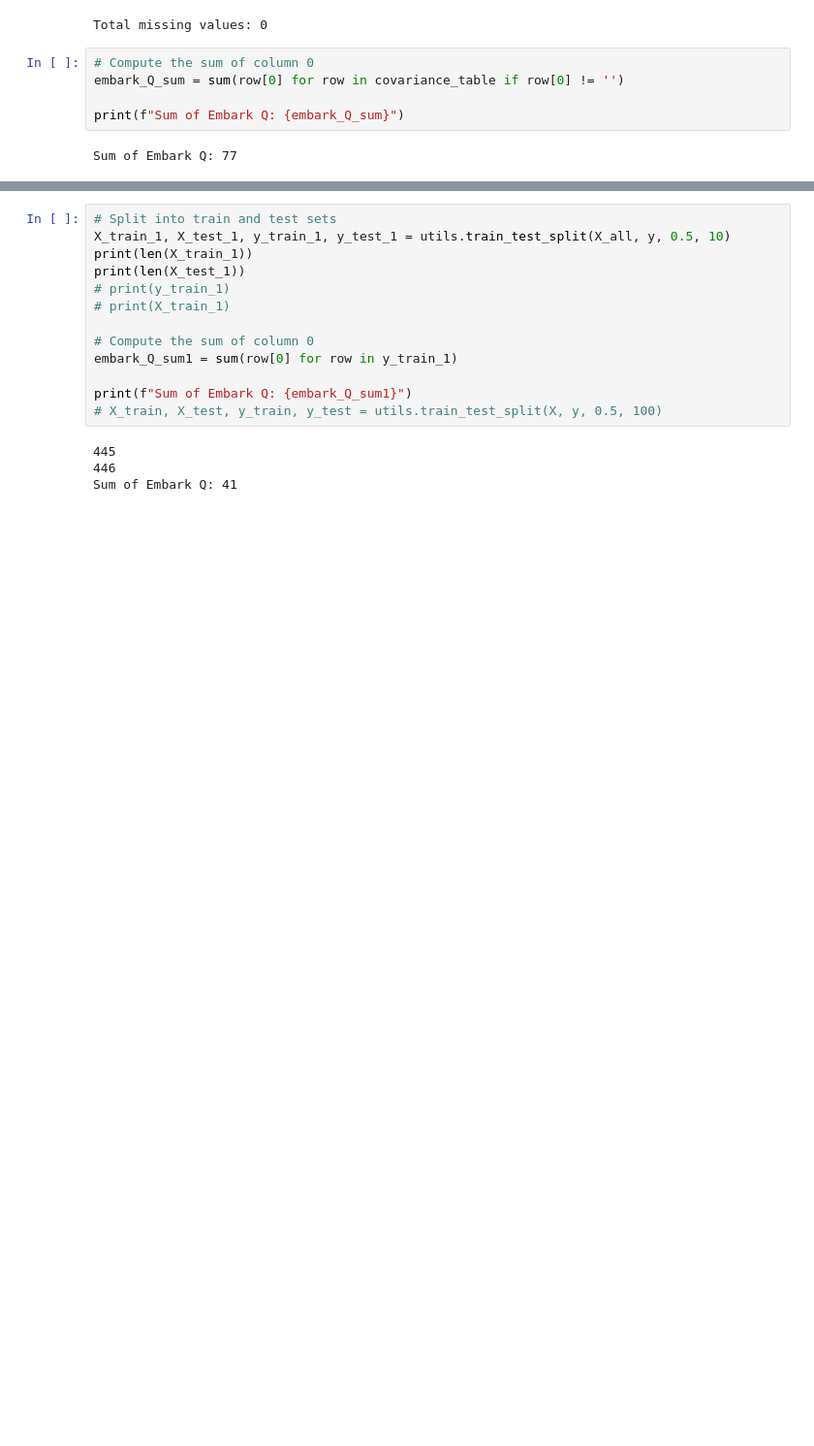
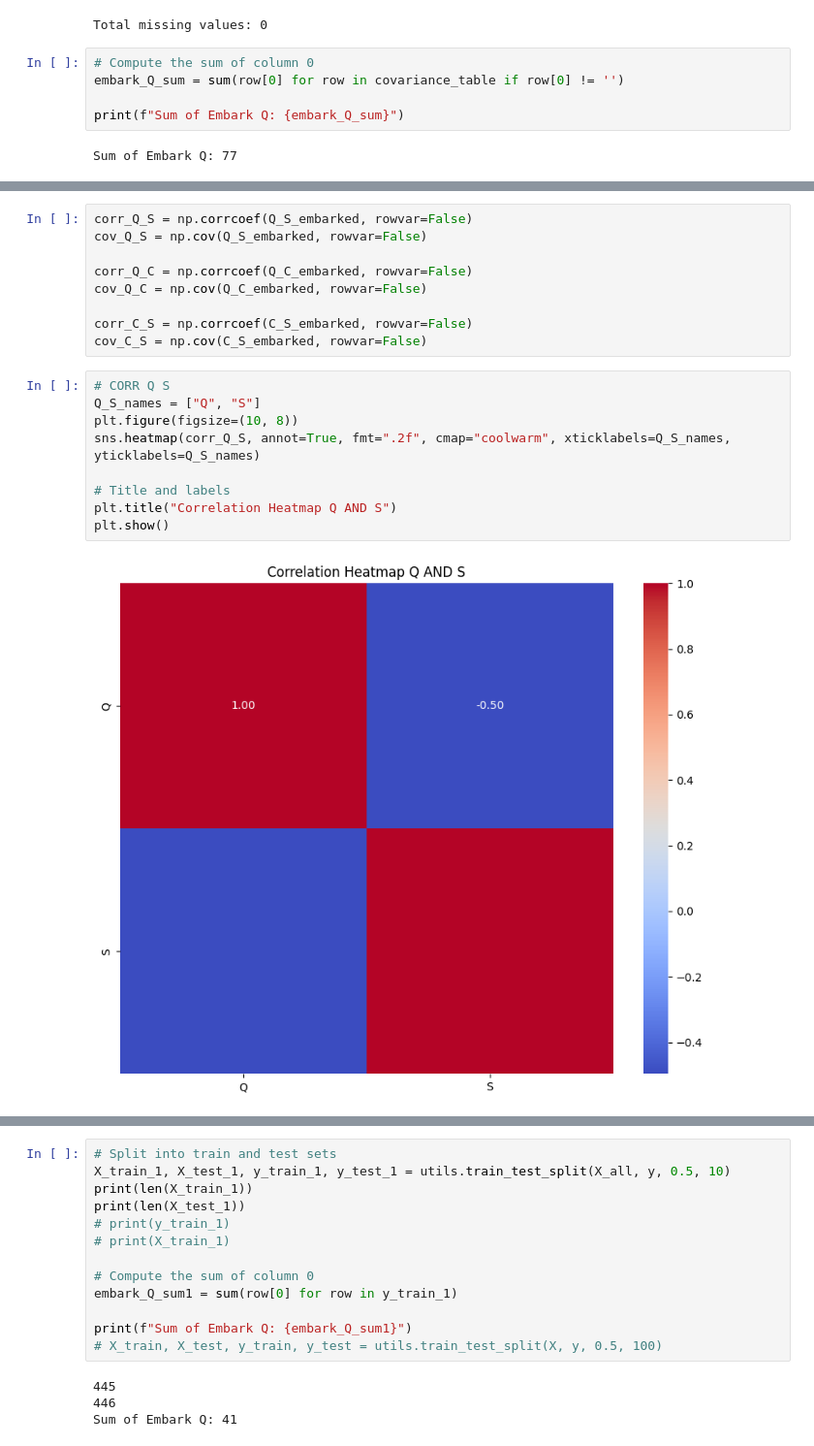
Before and after one commit to ulrichsene/titanicClassification, a Jupyter notebook: titanic.ipynb, the cells around one changed output, grey strips where cells are left out. Shown at 97% size. Drawn from its saved outputs; the diff is of its cells as text; blank space fills up the shorter version.

```diff
--- a/titanic.ipynb
+++ b/titanic.ipynb
@@ -232,3 +247,23 @@ X_all = [row[3:] for row in covariance_table]
 
 # Extract y (target: embark_Q, embark_C, embark_S)
 y = [row[:3] for row in covariance_table]
+# %%
+corr_Q_S = np.corrcoef(Q_S_embarked, rowvar=False)
+cov_Q_S = np.cov(Q_S_embarked, rowvar=False)
+
+corr_Q_C = np.corrcoef(Q_C_embarked, rowvar=False)
+cov_Q_C = np.cov(Q_C_embarked, rowvar=False)
+
+corr_C_S = np.corrcoef(C_S_embarked, rowvar=False)
+cov_C_S = np.cov(C_S_embarked, rowvar=False)
+# %%
+# CORR Q S
+Q_S_names = ["Q", "S"]
+plt.figure(figsize=(10, 8))
+sns.heatmap(corr_Q_S, annot=True, fmt=".2f", cmap="coolwarm", xticklabels=Q_S_names, yticklabels=Q_S_names)
+
+# Title and labels
+plt.title("Correlation Heatmap Q AND S")
+plt.show()
+# %% [output]
+[figure, added]
```
Also changed, not shown: parts of 8 cells of this notebook, 3 other files.
